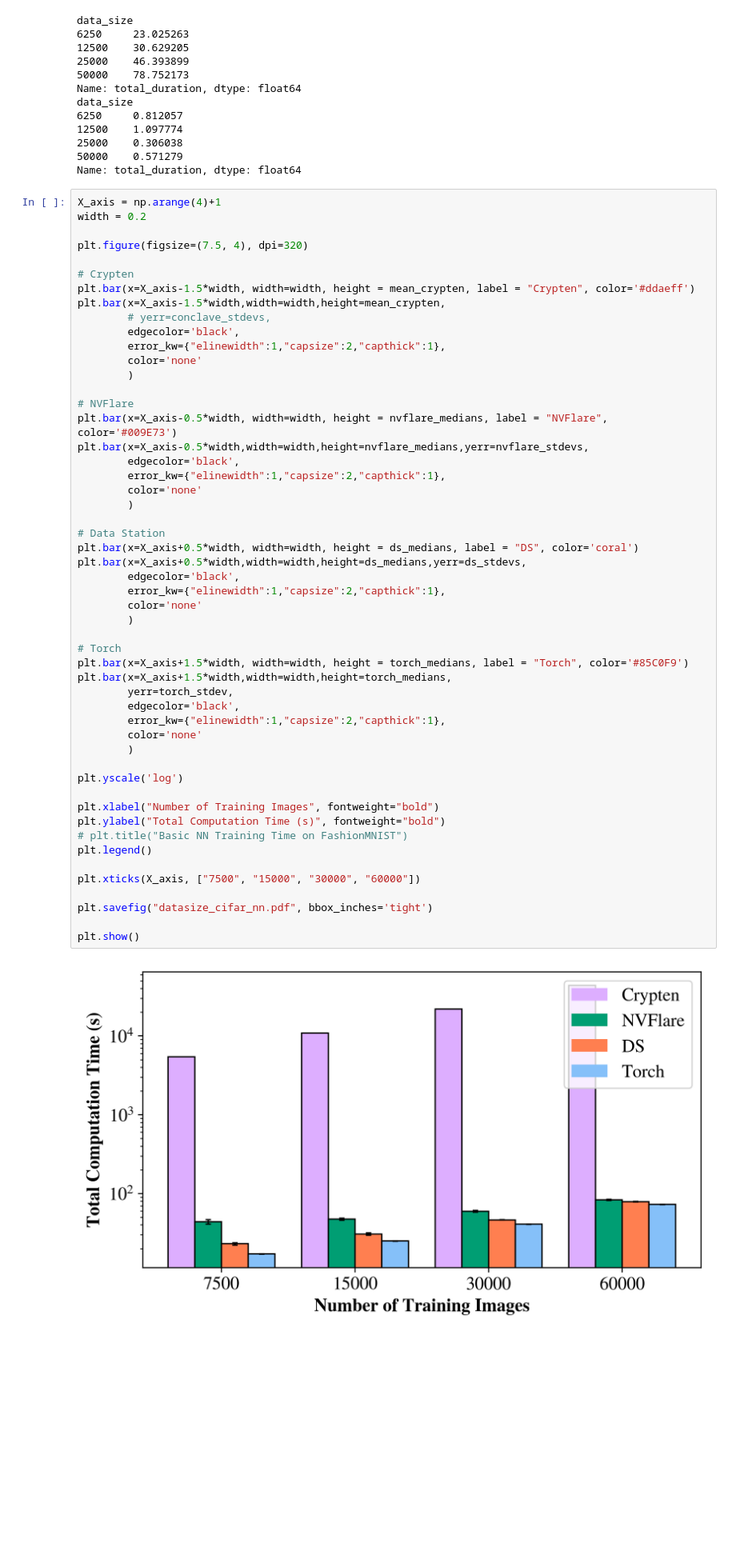
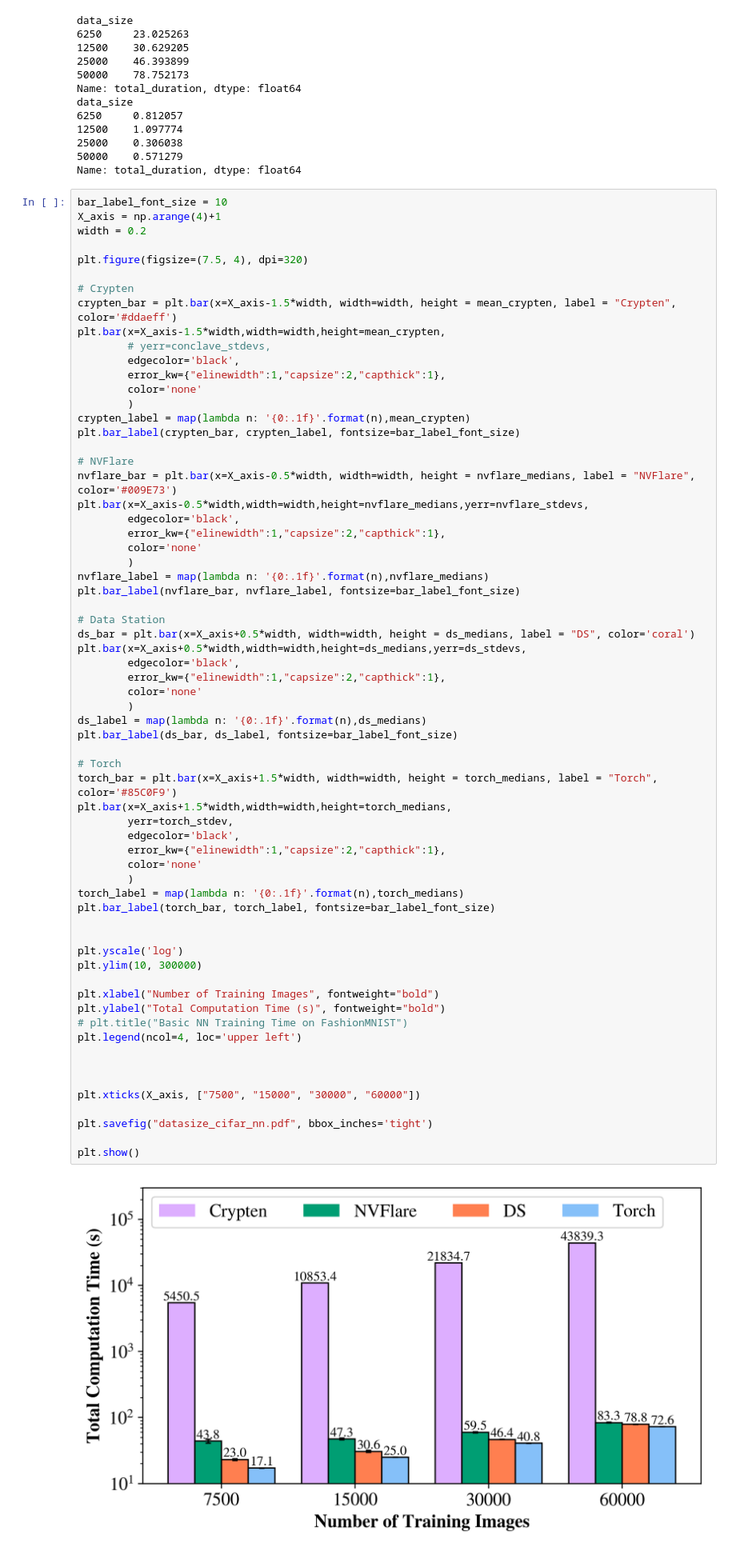
Before and after one commit to Dumplingz/data-pooling-experiments, a Jupyter notebook: data_analysis/cifar_datasize_data_parsing.ipynb, the cells around one changed output. Shown: that part at 80% size. Cells and saved outputs as stored; diff of their text form; blank space fills up the shorter version.

Commit message:
numbers and label

```diff
--- a/data_analysis/cifar_datasize_data_parsing.ipynb
+++ b/data_analysis/cifar_datasize_data_parsing.ipynb
@@ -123,59 +123,72 @@ data_size
 50000    0.571279
 Name: total_duration, dtype: float64
 # %%
+bar_label_font_size = 10
 X_axis = np.arange(4)+1
 width = 0.2
 
 plt.figure(figsize=(7.5, 4), dpi=320)
 
 # Crypten
-plt.bar(x=X_axis-1.5*width, width=width, height = mean_crypten, label = "Crypten", color='#ddaeff')
+crypten_bar = plt.bar(x=X_axis-1.5*width, width=width, height = mean_crypten, label = "Crypten", color='#ddaeff')
 plt.bar(x=X_axis-1.5*width,width=width,height=mean_crypten,
         # yerr=conclave_stdevs,
         edgecolor='black',
         error_kw={"elinewidth":1,"capsize":2,"capthick":1},
         color='none'
         )
+crypten_label = map(lambda n: '{0:.1f}'.format(n),mean_crypten)
+plt.bar_label(crypten_bar, crypten_label, fontsize=bar_label_font_size)
 
 # NVFlare
-plt.bar(x=X_axis-0.5*width, width=width, height = nvflare_medians, label = "NVFlare", color='#009E73')
+nvflare_bar = plt.bar(x=X_axis-0.5*width, width=width, height = nvflare_medians, label = "NVFlare", color='#009E73')
 plt.bar(x=X_axis-0.5*width,width=width,height=nvflare_medians,yerr=nvflare_stdevs,
         edgecolor='black',
         error_kw={"elinewidth":1,"capsize":2,"capthick":1},
         color='none'
         )
+nvflare_label = map(lambda n: '{0:.1f}'.format(n),nvflare_medians)
+plt.bar_label(nvflare_bar, nvflare_label, fontsize=bar_label_font_size)
 
 # Data Station
-plt.bar(x=X_axis+0.5*width, width=width, height = ds_medians, label = "DS", color='coral')
+ds_bar = plt.bar(x=X_axis+0.5*width, width=width, height = ds_medians, label = "DS", color='coral')
 plt.bar(x=X_axis+0.5*width,width=width,height=ds_medians,yerr=ds_stdevs,
         edgecolor='black',
         error_kw={"elinewidth":1,"capsize":2,"capthick":1},
         color='none'
         )
+ds_label = map(lambda n: '{0:.1f}'.format(n),ds_medians)
+plt.bar_label(ds_bar, ds_label, fontsize=bar_label_font_size)
 
 # Torch
-plt.bar(x=X_axis+1.5*width, width=width, height = torch_medians, label = "Torch", color='#85C0F9')
+torch_bar = plt.bar(x=X_axis+1.5*width, width=width, height = torch_medians, label = "Torch", color='#85C0F9')
 plt.bar(x=X_axis+1.5*width,width=width,height=torch_medians,
         yerr=torch_stdev,
         edgecolor='black',
         error_kw={"elinewidth":1,"capsize":2,"capthick":1},
         color='none'
         )
+torch_label = map(lambda n: '{0:.1f}'.format(n),torch_medians)
+plt.bar_label(torch_bar, torch_label, fontsize=bar_label_font_size)
+
 
 plt.yscale('log')
+plt.ylim(10, 300000)
 
 plt.xlabel("Number of Training Images", fontweight="bold")
 plt.ylabel("Total Computation Time (s)", fontweight="bold")
 # plt.title("Basic NN Training Time on FashionMNIST")
-plt.legend()
+plt.legend(ncol=4, loc='upper left')
+
+
 
 plt.xticks(X_axis, ["7500", "15000", "30000", "60000"])
 
 plt.savefig("datasize_cifar_nn.pdf", bbox_inches='tight')
 
 plt.show()
 # %% [output]
-[figure, old version]
+[figure, new version]
 # %% [markdown]
 # Accuracy
 # %% [markdown]
```
Also changed, not shown: parts of 2 cells of this notebook, 2 other files.
